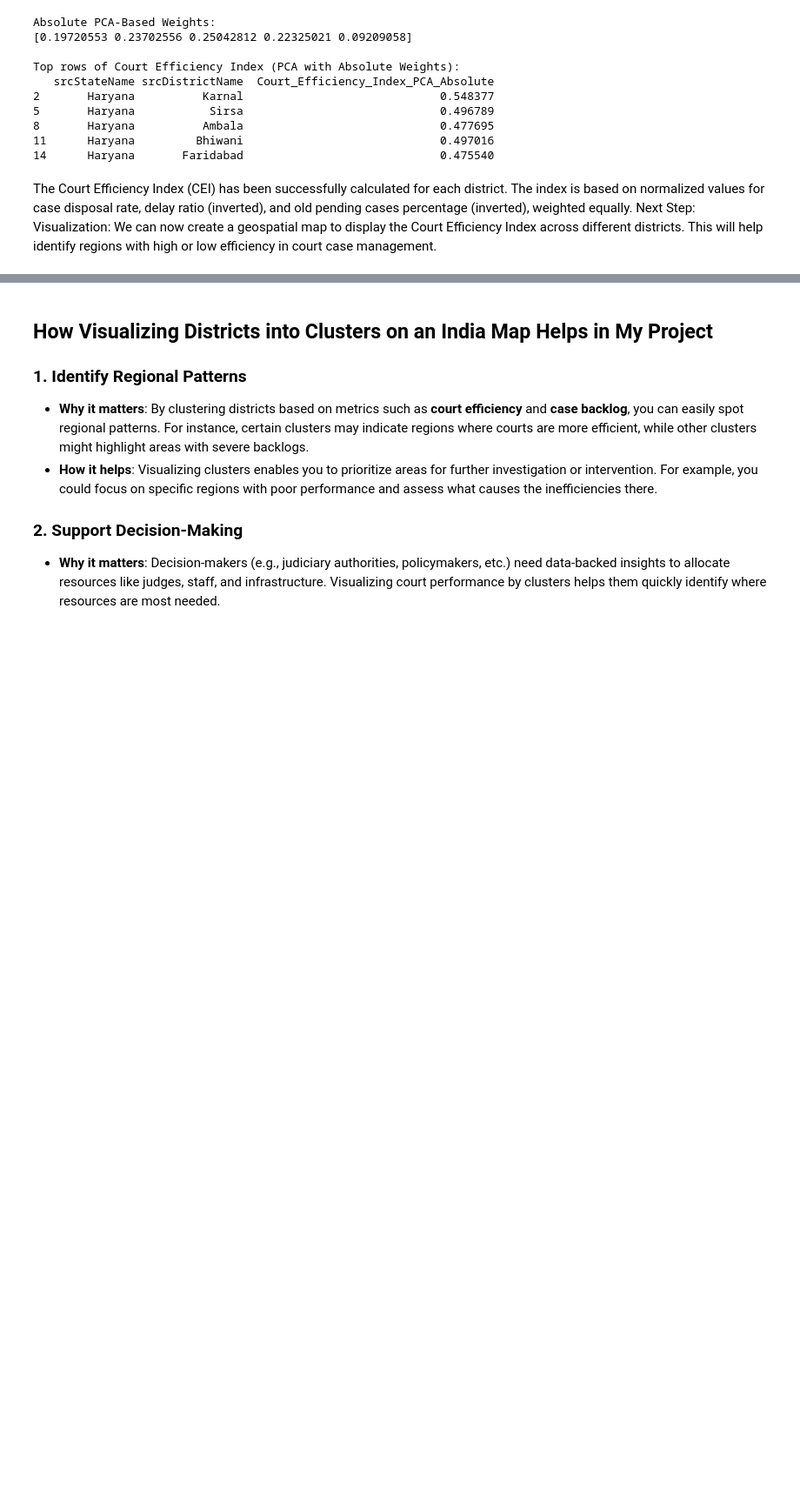
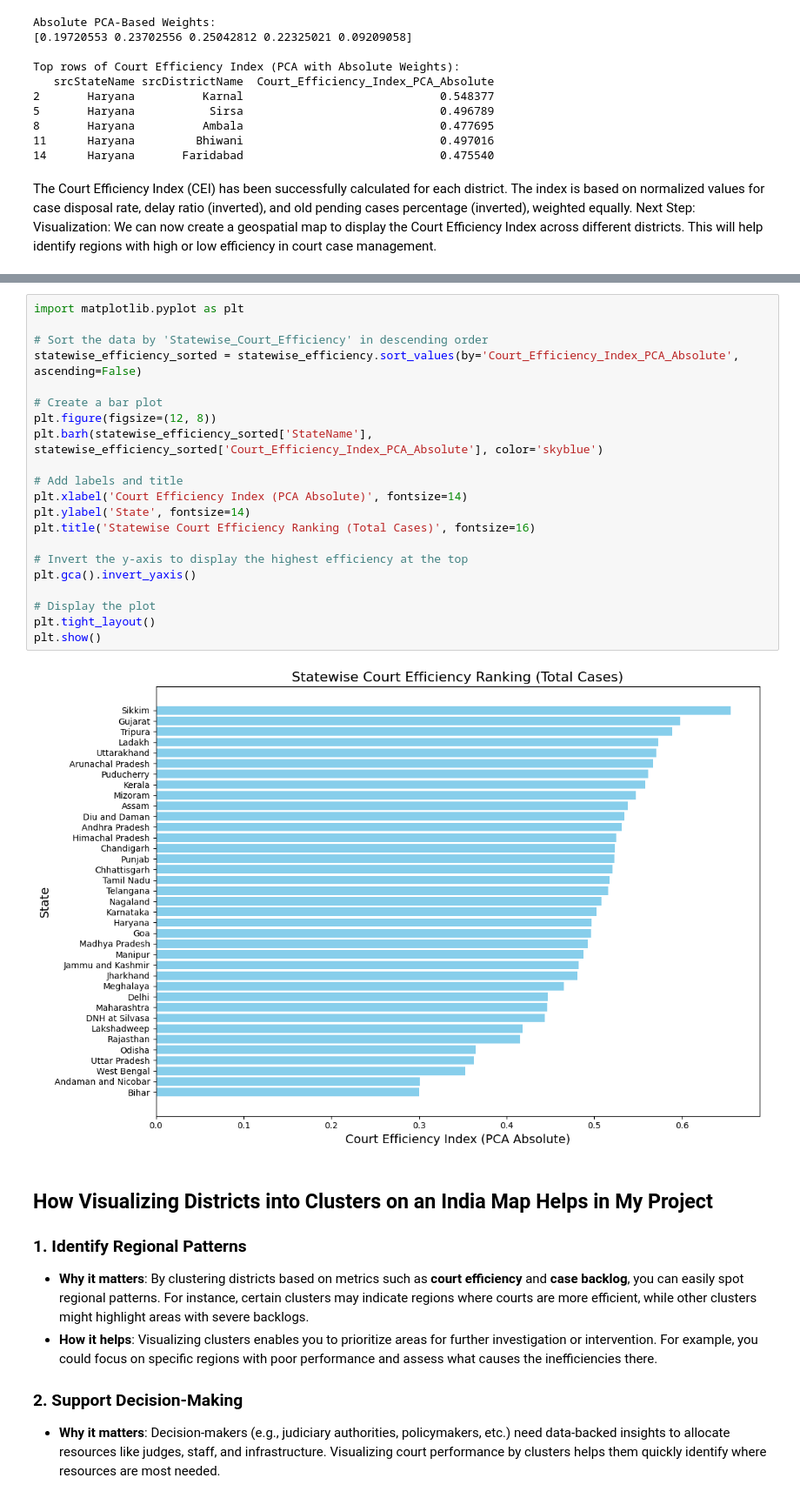
Before and after one commit to adityasingh151/Court-Case-Efficiency, a Jupyter notebook: Court_Cases.ipynb, the cells around one changed output, grey strips where cells are left out. Shown at 87% size. Cells and saved outputs as stored; diff of their text form; blank space fills up the shorter version.

```diff
--- a/Court_Cases.ipynb
+++ b/Court_Cases.ipynb
@@ -162,6 +161,29 @@ print(statewise_efficiency.head())
 2    Arunachal Pradesh                             0.566842
 3                Assam                             0.538472
 4                Bihar                             0.299994
+# %%
+import matplotlib.pyplot as plt
+
+# Sort the data by 'Statewise_Court_Efficiency' in descending order
+statewise_efficiency_sorted = statewise_efficiency.sort_values(by='Court_Efficiency_Index_PCA_Absolute', ascending=False)
+
+# Create a bar plot
+plt.figure(figsize=(12, 8))
+plt.barh(statewise_efficiency_sorted['StateName'], statewise_efficiency_sorted['Court_Efficiency_Index_PCA_Absolute'], color='skyblue')
+
+# Add labels and title
+plt.xlabel('Court Efficiency Index (PCA Absolute)', fontsize=14)
+plt.ylabel('State', fontsize=14)
+plt.title('Statewise Court Efficiency Ranking (Total Cases)', fontsize=16)
+
+# Invert the y-axis to display the highest efficiency at the top
+plt.gca().invert_yaxis()
+
+# Display the plot
+plt.tight_layout()
+plt.show()
+# %% [output]
+[figure, added]
 # %% [markdown]
 ## How Visualizing Districts into Clusters on an India Map Helps in My Project
 
```
Also changed, not shown: parts of 15 cells of this notebook.
